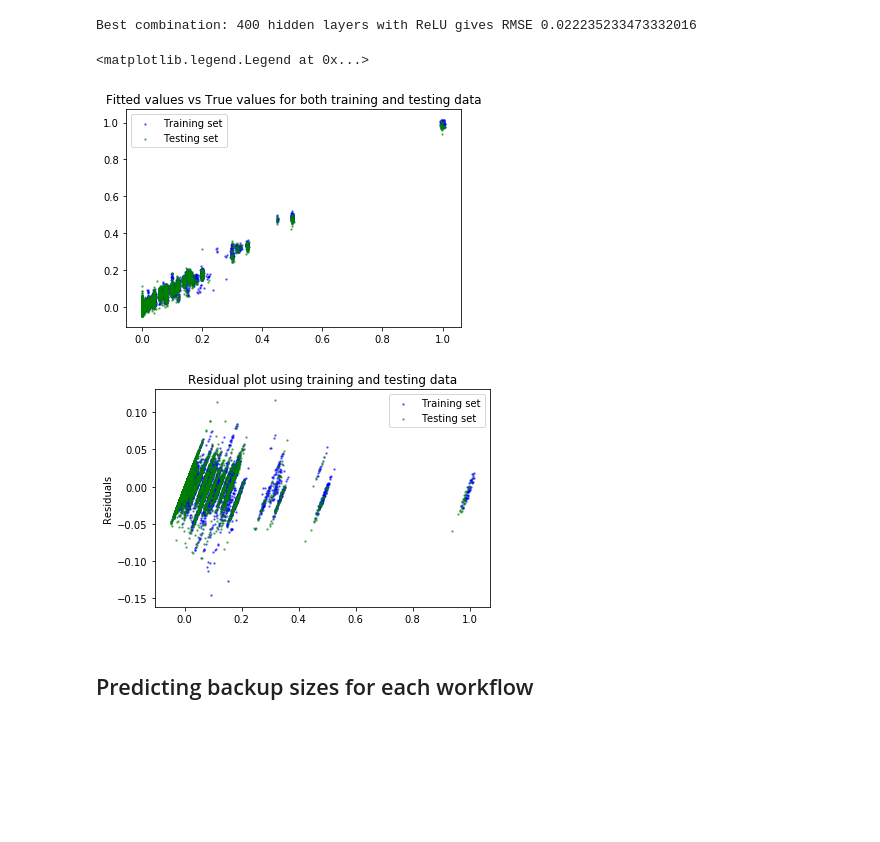
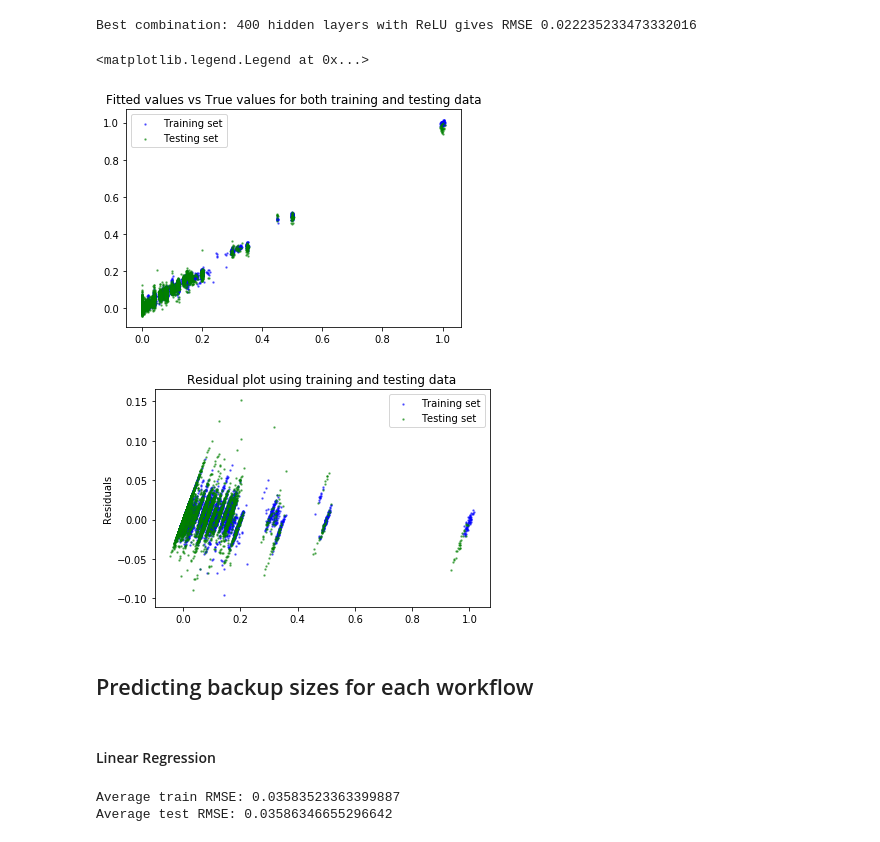
Before and after one commit to 219Winter2019adjz/Project4, a Jupyter notebook: Dataset1.ipynb, the cells around one changed output. Cells and saved outputs as stored; diff of their text form; code cells hidden in the pictures; blank space fills up the shorter version.

```diff
--- a/Dataset1.ipynb
+++ b/Dataset1.ipynb
@@ -483,32 +483,33 @@ from sklearn.model_selection import train_test_split
 best_layer_size = 400
 best_activation = 'relu'
 # %%
-
 X_train, X_test, y_train, y_test = train_test_split(enc.transform(train_data), target_data, random_state=0)
 
-nn = MLPRegressor()
+nn = MLPRegressor(hidden_layer_sizes=(best_layer_size,), activation=best_activation, random_state=0)
 nn.fit(X_train, y_train)
 
 # Fitted values vs true values
 plt.scatter(y_train, nn.predict(X_train), c='b', s=2, alpha=0.5)
 plt.scatter(y_test, nn.predict(X_test), c='g', s=2, alpha=0.5)
 # plt.hlines(y=0,xmin=0,xmax=50)
 plt.title('Fitted values vs True values for both training and testing data')
 # plt.ylabel('Residuals')
 plt.legend(['Training set', 'Testing set'])
 
 plt.figure()
 # Residuals vs Fitted values
 plt.scatter(nn.predict(X_train), nn.predict(X_train) - y_train, c='b', s=2, alpha=0.5)
 plt.scatter(nn.predict(X_test), nn.predict(X_test) - y_test, c='g', s=2, alpha=0.5)
 # plt.hlines(y=0,xmin=0,xmax=50)
 plt.title('Residual plot using training and testing data')
 plt.ylabel('Residuals')
 plt.legend(['Training set', 'Testing set'])
 # predicted_Y = nn.predict(X_encoded)
+
+# model_scatter_plots(nn, X_train, y_train, X_test, y_test)
 # %% [output]
 <matplotlib.legend.Legend at 0x...>
-[figure, old version]
+[figure, new version]
-[figure, old version]
+[figure, new version]
 # %% [markdown]
 ## Predicting backup sizes for each workflow
@@ -514,0 +544,2 @@ plt.legend(['Training set', 'Testing set'])
+# %% [markdown]
+#### Linear Regression
@@ -514,0 +557,21 @@ plt.legend(['Training set', 'Testing set'])
+# %%
+model = LinearRegression()
+kf = KFold(n_splits=num_folds)
+rmse_per_fold_train = []
+rmse_per_fold_test = []
+i = 0
+for trainset, testset in kf.split(data_wf0_enc):
+    X_train, X_test = data_wf0_enc[trainset], data_wf0_enc[testset]
+    y_train, y_test = target_wf0_enc[trainset], target_wf0_enc[testset]
+    model.fit(X_train, y_train)
+    rmse_per_fold_train.append(np.sqrt(mean_squared_error(y_train, model.predict(X_train))))
+    rmse_per_fold_test.append(np.sqrt(mean_squared_error(y_test, model.predict(X_test))))
+#     print('RMSE Training for fold {} = {}'.format(i, sqrt(mean_squared_error(y_train, model.predict(X_train)))))
+#     print('RMSE Testing for fold {} = {}'.format(i, sqrt(mean_squared_error(y_test, model.predict(X_test)))))
+#     print(' ')
+    i = i + 1
+print('Average train RMSE:', np.mean(rmse_per_fold_train))
+print('Average test RMSE:', np.mean(rmse_per_fold_test))
+# %% [output]
+Average train RMSE: 0.03583523363399887
+Average test RMSE: 0.03586346655296642
```
Also changed, not shown: parts of 24 cells of this notebook.
